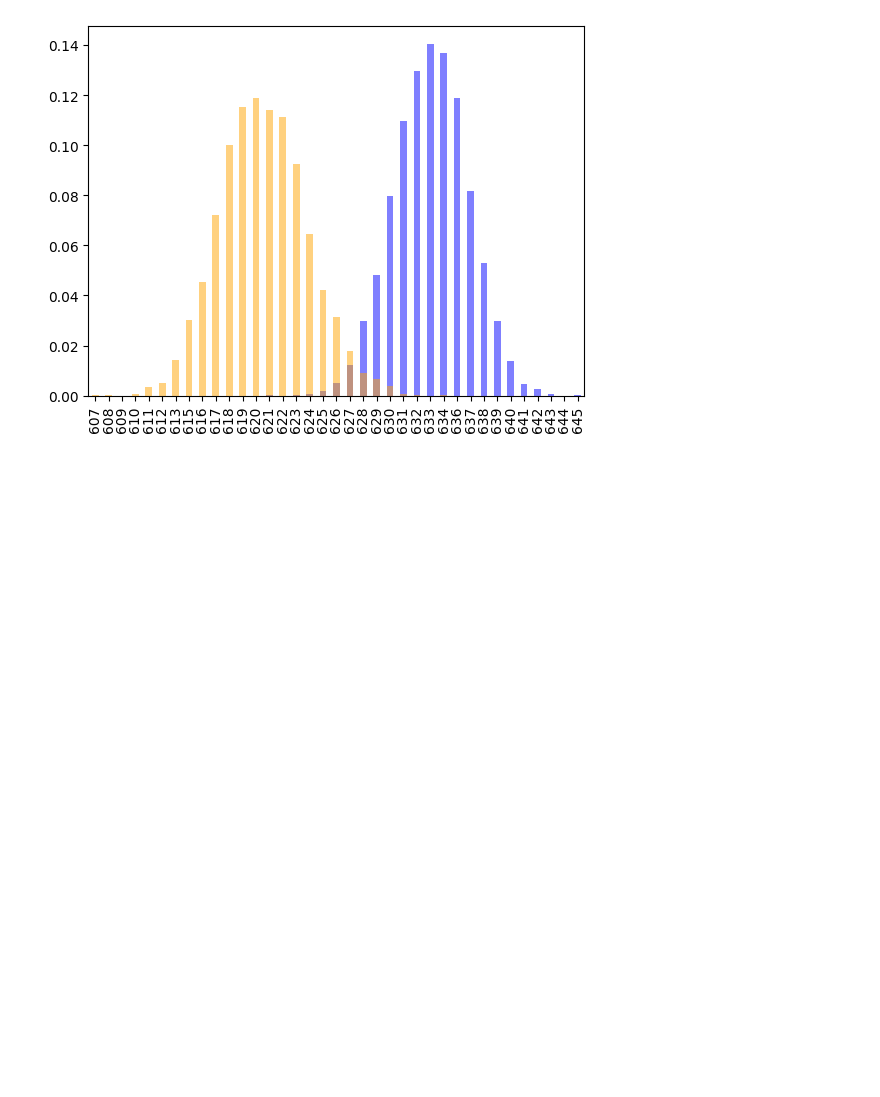
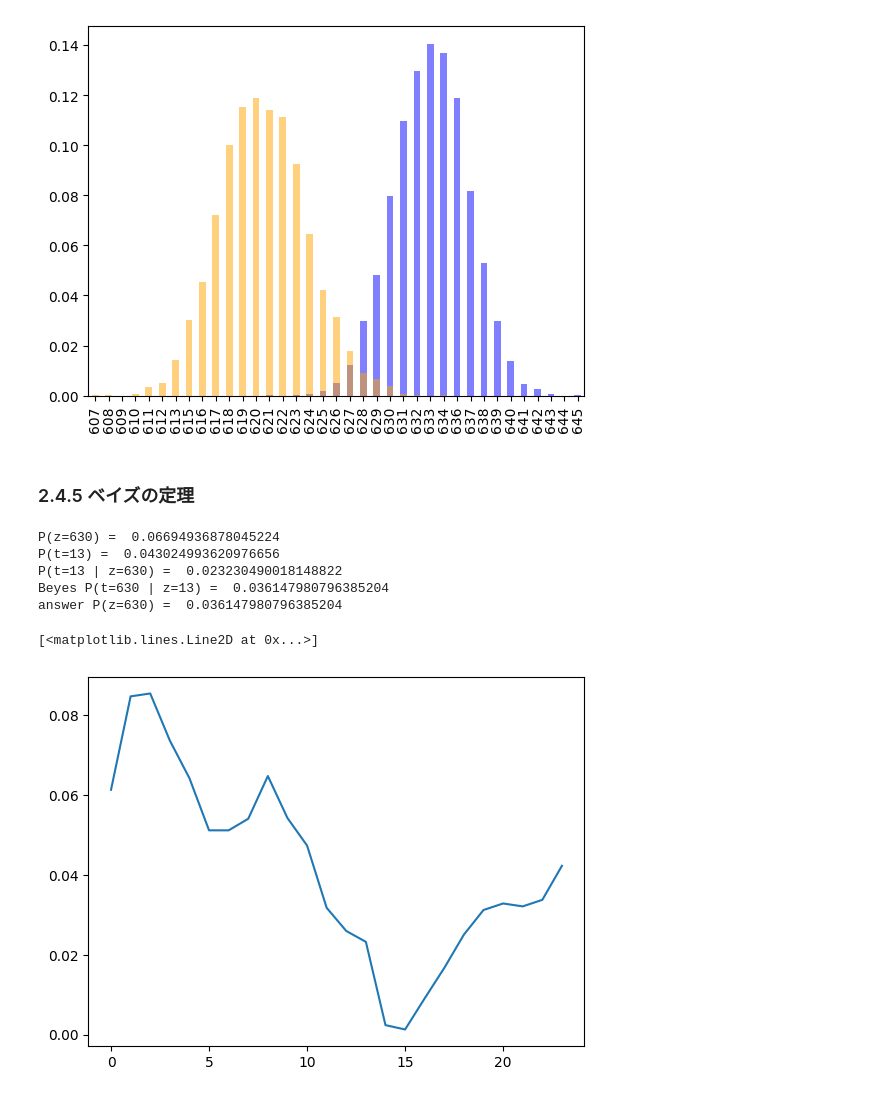
Before and after one commit to akr35/lnpr, a Jupyter notebook: section_sensor/lidar_600.ipynb, the cells around one changed output. Drawn from its saved outputs; the diff is of its cells as text; code cells hidden in the pictures; blank space fills up the shorter version.

```diff
--- a/section_sensor/lidar_600.ipynb
+++ b/section_sensor/lidar_600.ipynb
@@ -131,3 +131,32 @@ cond_z_t
 plt.show()
 # %% [output]
 [figure]
+# %% [markdown]
+### 2.4.5 ベイズの定理
+# %%
+cond_t_z = probs.transpose()/ probs.transpose().sum()
+
+print("P(z=630) = ", p_z[0][630])
+print("P(t=13) = ", p_t[0][13])
+print("P(t=13 | z=630) = ", cond_t_z[630][13])
+print("Beyes P(t=630 | z=13) = ", cond_t_z[630][13] * p_z[0][630]/p_t[0][13])
+print("answer P(z=630) = ", cond_z_t[13][630])
+# %% [output]
+P(z=630) =  0.06694936878045224
+P(t=13) =  0.043024993620976656
+P(t=13 | z=630) =  0.023230490018148822
+Beyes P(t=630 | z=13) =  0.036147980796385204
+answer P(z=630) =  0.036147980796385204
+# %%
+def bayes_estimation(sensor_value, current_estimation):
+    new_estimation = []
+    for i in range(24):
+        new_estimation.append(cond_z_t[i][sensor_value]*current_estimation[i])
+
+    return new_estimation/sum(new_estimation)
+# %%
+estimation = bayes_estimation(630, p_t[0])
+plt.plot(estimation)
+# %% [output]
+[<matplotlib.lines.Line2D at 0x...>]
+[figure, added]
```
Also changed, not shown: parts of 2 cells of this notebook.
